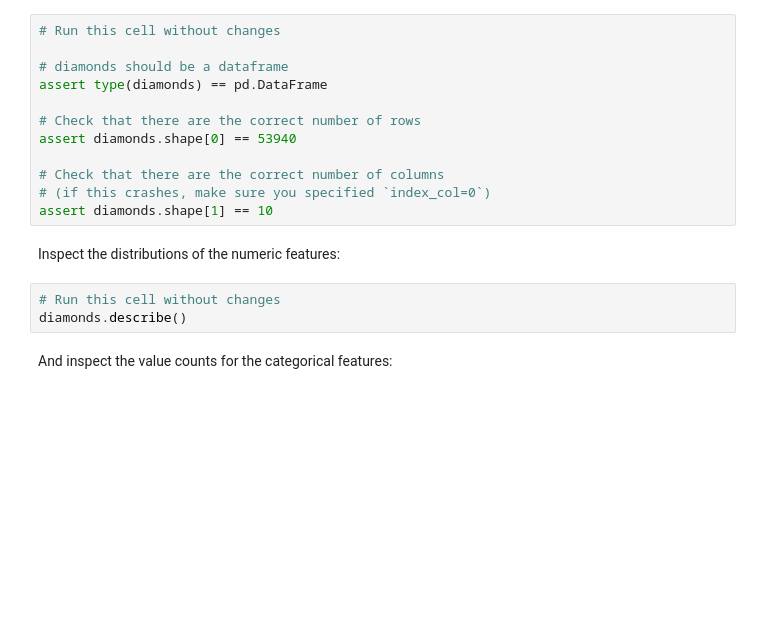
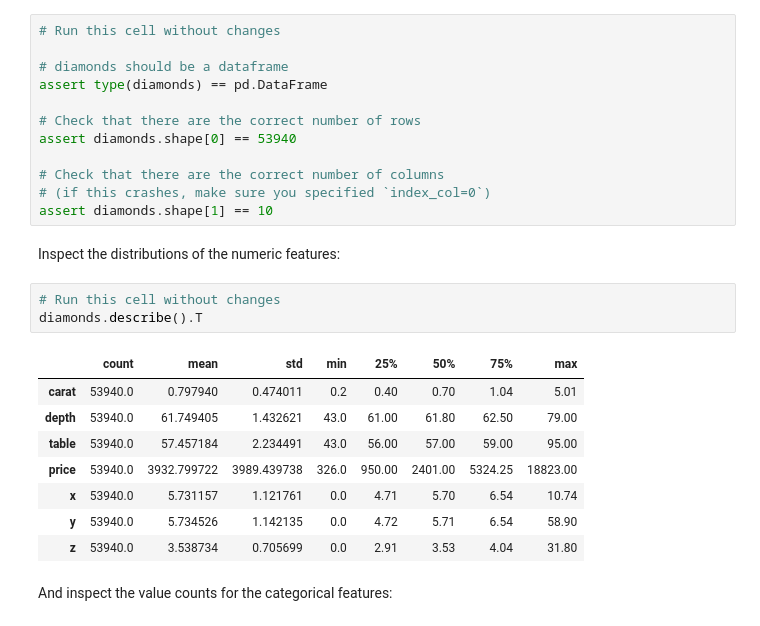
Before and after one commit to Wolfie3D/dsc-multiple-regression-cumulative-lab, a Jupyter notebook: index.ipynb, the cells around one changed output. Drawn from its saved outputs; the diff is of its cells as text; blank space fills up the shorter version.

```diff
--- a/index.ipynb
+++ b/index.ipynb
@@ -90,7 +106,16 @@ assert diamonds.shape[1] == 10
 Inspect the distributions of the numeric features:
 # %%
 # Run this cell without changes
-diamonds.describe()
+diamonds.describe().T
+# %% [output]
+|  | count | mean | std | min | 25% | 50% | 75% | max |
+| carat | 53940.0 | 0.797940 | 0.474011 | 0.2 | 0.40 | 0.70 | 1.04 | 5.01 |
+| depth | 53940.0 | 61.749405 | 1.432621 | 43.0 | 61.00 | 61.80 | 62.50 | 79.00 |
+| table | 53940.0 | 57.457184 | 2.234491 | 43.0 | 56.00 | 57.00 | 59.00 | 95.00 |
+| price | 53940.0 | 3932.799722 | 3989.439738 | 326.0 | 950.00 | 2401.00 | 5324.25 | 18823.00 |
+| x | 53940.0 | 5.731157 | 1.121761 | 0.0 | 4.71 | 5.70 | 6.54 | 10.74 |
+| y | 53940.0 | 5.734526 | 1.142135 | 0.0 | 4.72 | 5.71 | 6.54 | 58.90 |
+| z | 53940.0 | 3.538734 | 0.705699 | 0.0 | 2.91 | 3.53 | 4.04 | 31.80 |
 # %% [markdown]
 And inspect the value counts for the categorical features:
 # %%
```
Also changed, not shown: parts of 10 cells of this notebook.
